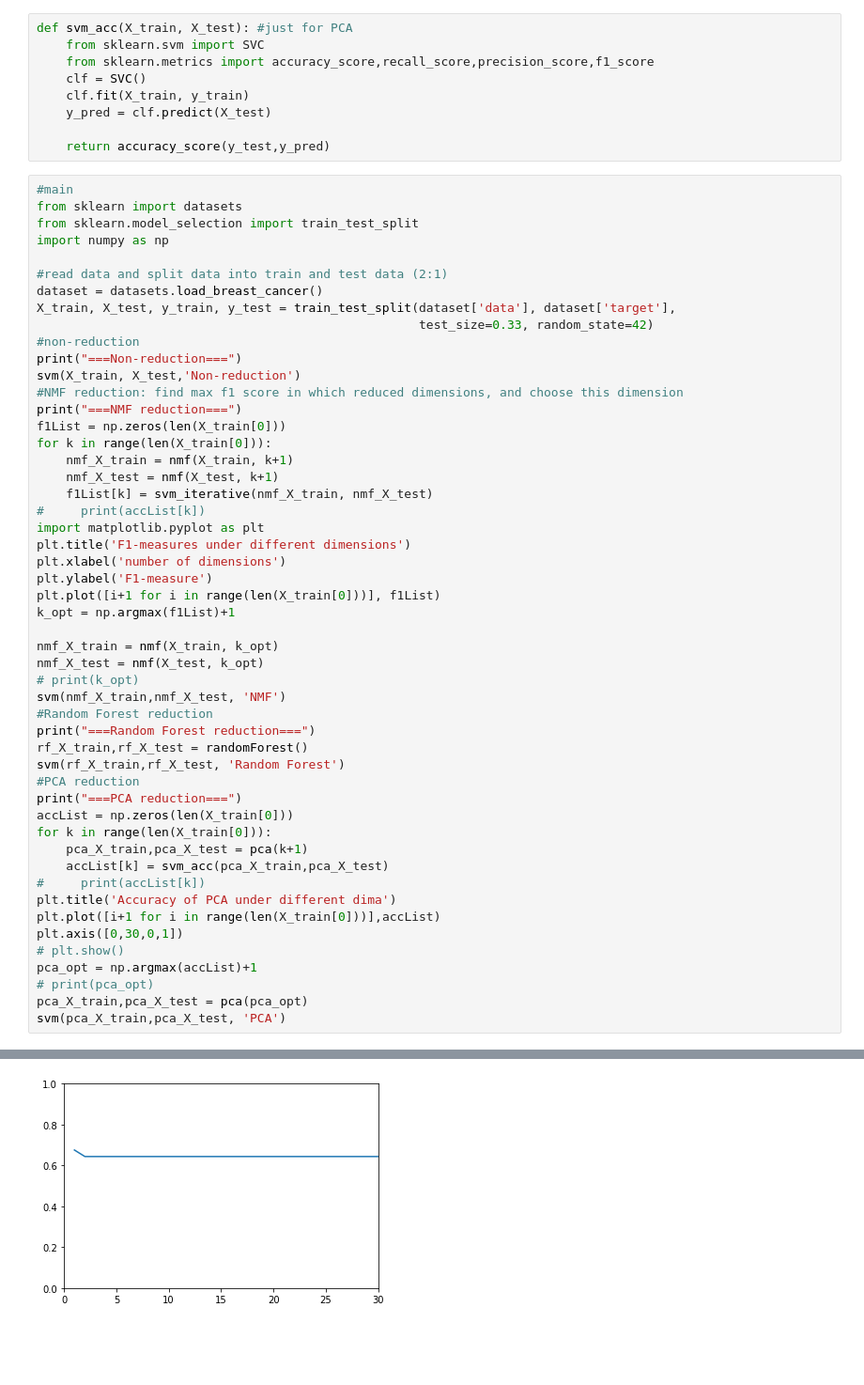
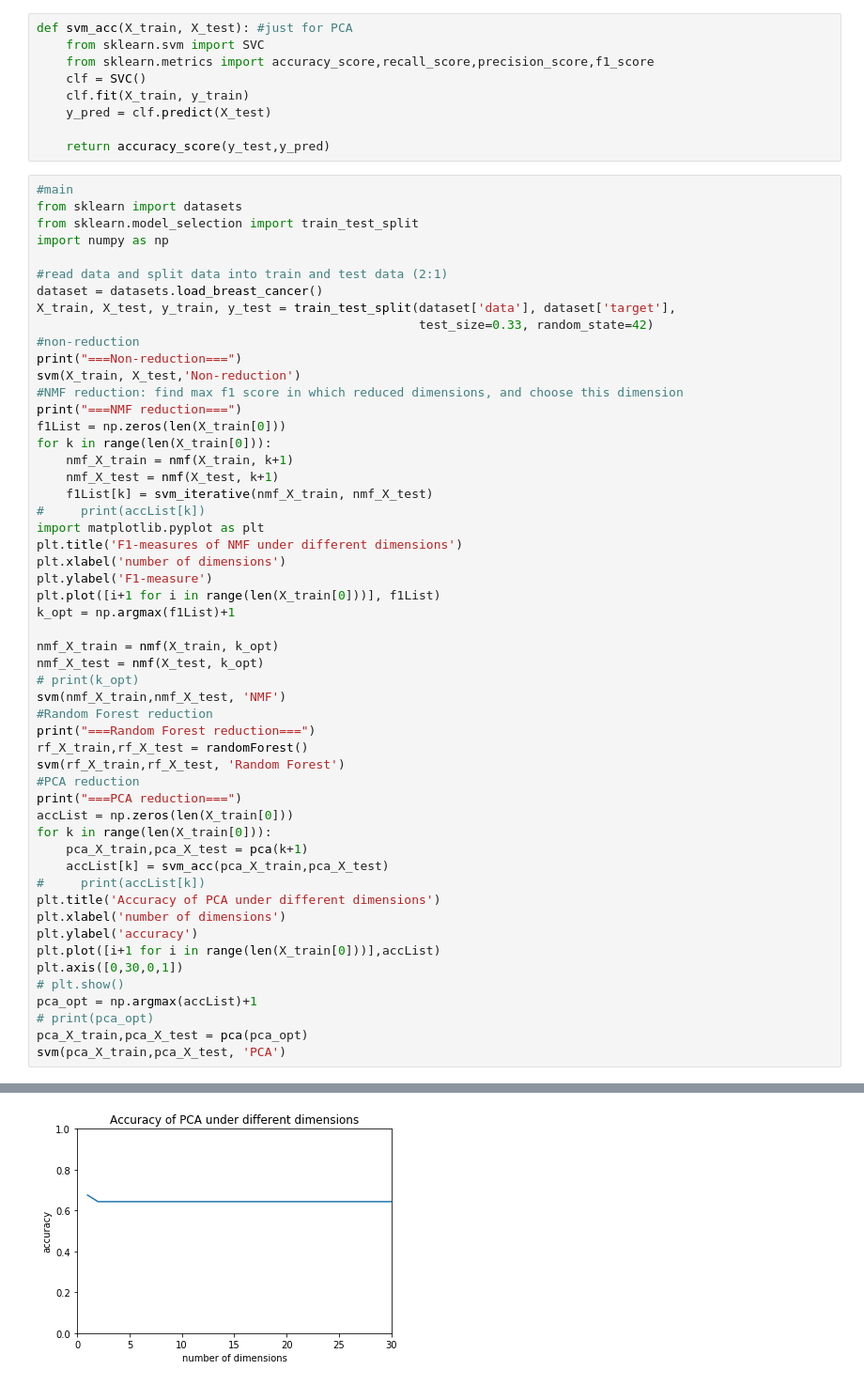
Before and after one commit to KIHOSI/DataMining, a Jupyter notebook: Reduction/reduction2.ipynb, the cells around one changed output, grey strips where cells are left out. Shown at 94% size. Saved outputs shown, nothing was run; the diff lists cells and outputs as text; blank space fills up the shorter version.

```diff
--- a/Reduction/reduction2.ipynb
+++ b/Reduction/reduction2.ipynb
@@ -162,7 +162,7 @@ for k in range(len(X_train[0])):
     f1List[k] = svm_iterative(nmf_X_train, nmf_X_test)
 #     print(accList[k])
 import matplotlib.pyplot as plt
-plt.title('F1-measures under different dimensions')
+plt.title('F1-measures of NMF under different dimensions')
 plt.xlabel('number of dimensions')
 plt.ylabel('F1-measure')
 plt.plot([i+1 for i in range(len(X_train[0]))], f1List)
@@ -183,7 +183,9 @@ for k in range(len(X_train[0])):
     pca_X_train,pca_X_test = pca(k+1)
     accList[k] = svm_acc(pca_X_train,pca_X_test)
 #     print(accList[k])
-plt.title('Accuracy of PCA under different dima')
+plt.title('Accuracy of PCA under different dimensions')
+plt.xlabel('number of dimensions')
+plt.ylabel('accuracy')
 plt.plot([i+1 for i in range(len(X_train[0]))],accList)
 plt.axis([0,30,0,1])
 # plt.show()
@@ -234,32 +236,32 @@ Feature: concavity error                Importance: 0.02
 ... (19 lines left out)
 Feature: fractal dimension error        Importance: 0.0
 Feature: worst compactness              Importance: 0.0
 Feature: worst symmetry                 Importance: 0.0
 Feature: worst fractal dimension        Importance: 0.0
 [figure]
 confusion matrix:
 [[ 59   8]
  [  1 120]]
 accurracy:
 0.9521276595744681
 precision:
 0.9375
 recall:
 0.9917355371900827
 F1-measure:
 0.963855421686747
 [figure]
 ===PCA reduction===
 confusion matrix:
 [[ 14  53]
  [  8 113]]
 accurracy:
 0.675531914893617
 precision:
 0.6807228915662651
 recall:
 0.9338842975206612
 F1-measure:
 0.7874564459930313
-[figure, old version]
+[figure, new version]
 [figure]
```
Also changed, not shown: parts of 1 cell of this notebook.
